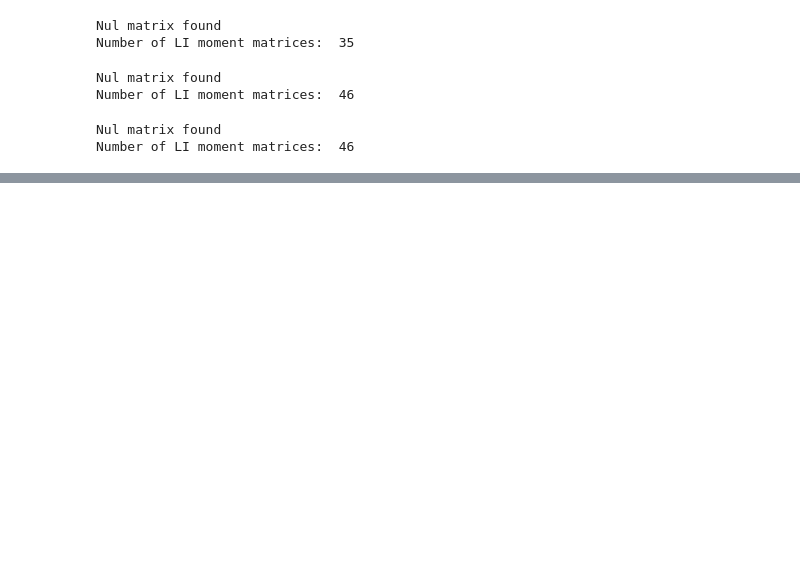
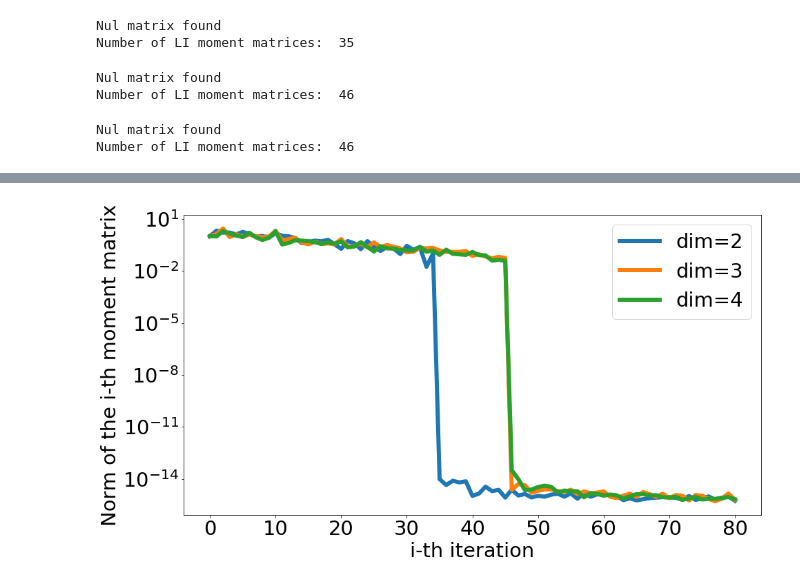
Before and after one commit to adelshb/Bounding-the-dimension-of-quantum-systems-with-sequential-measurements, a Jupyter notebook: script/Gram_Schmidt_Process.ipynb, the cells around one changed output, grey strips where cells are left out. Drawn from its saved outputs; the diff is of its cells as text; code cells hidden in the pictures; blank space fills up the shorter version.

```diff
--- a/script/Gram_Schmidt_Process.ipynb
+++ b/script/Gram_Schmidt_Process.ipynb
@@ -84,0 +83,15 @@ plt.show()
+# %%
+fig = plt.figure(figsize=(15, 8))
+
+plt.plot(N2, linewidth = 6, zorder=1, label="dim=2")
+plt.plot(N3, linewidth = 6, zorder=1, label="dim=3")
+plt.plot(N4, linewidth = 6, zorder=1, label="dim=4")
+plt.yscale('log')
+
+plt.legend(fontsize=29)
+plt.ylabel('Norm of the i-th moment matrix', fontsize=29)
+plt.xlabel('i-th iteration', fontsize=29)
+plt.tick_params(axis='both', labelsize=29)
+plt.show()
+# %% [output]
+[figure, added]
```
Also changed, not shown: parts of 2 cells of this notebook, 7 other files.
